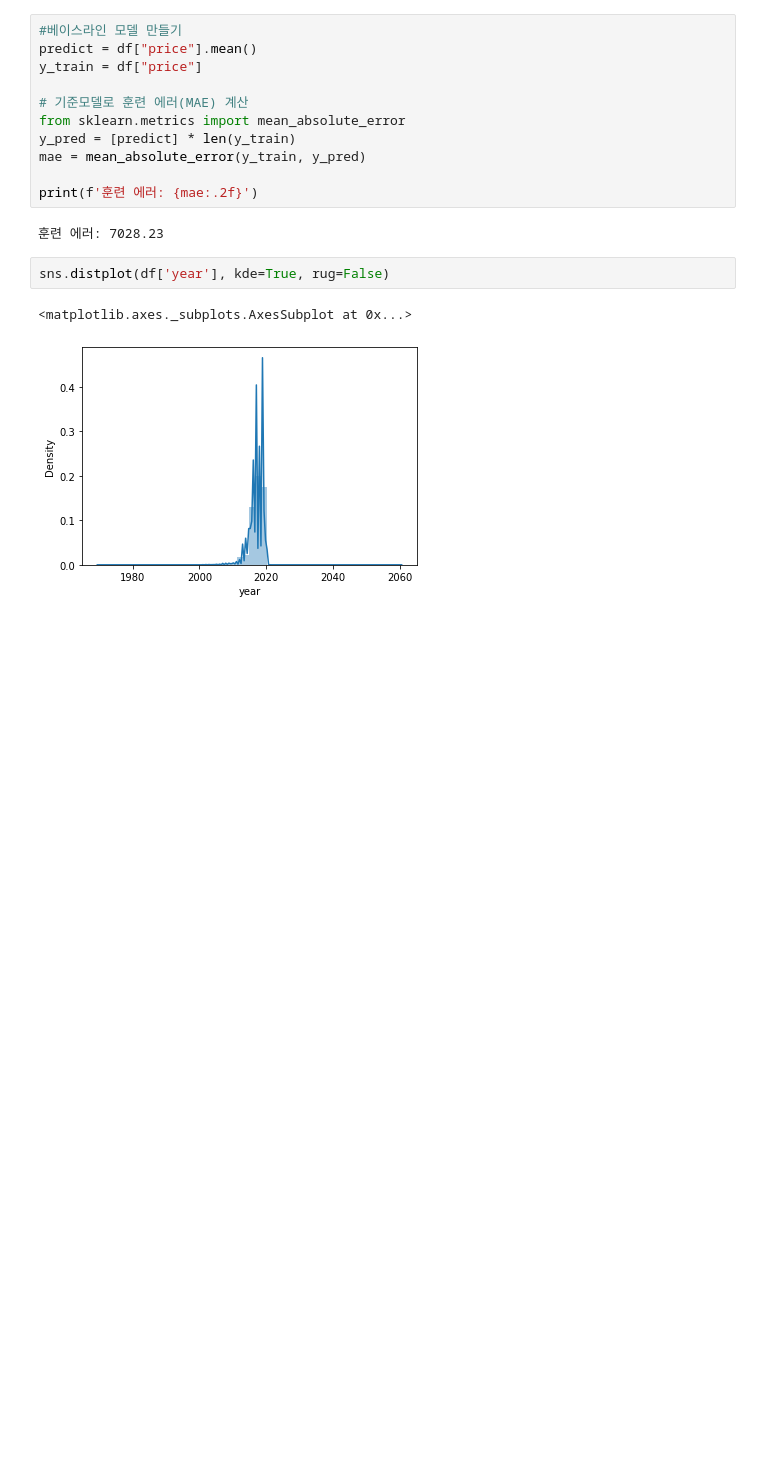
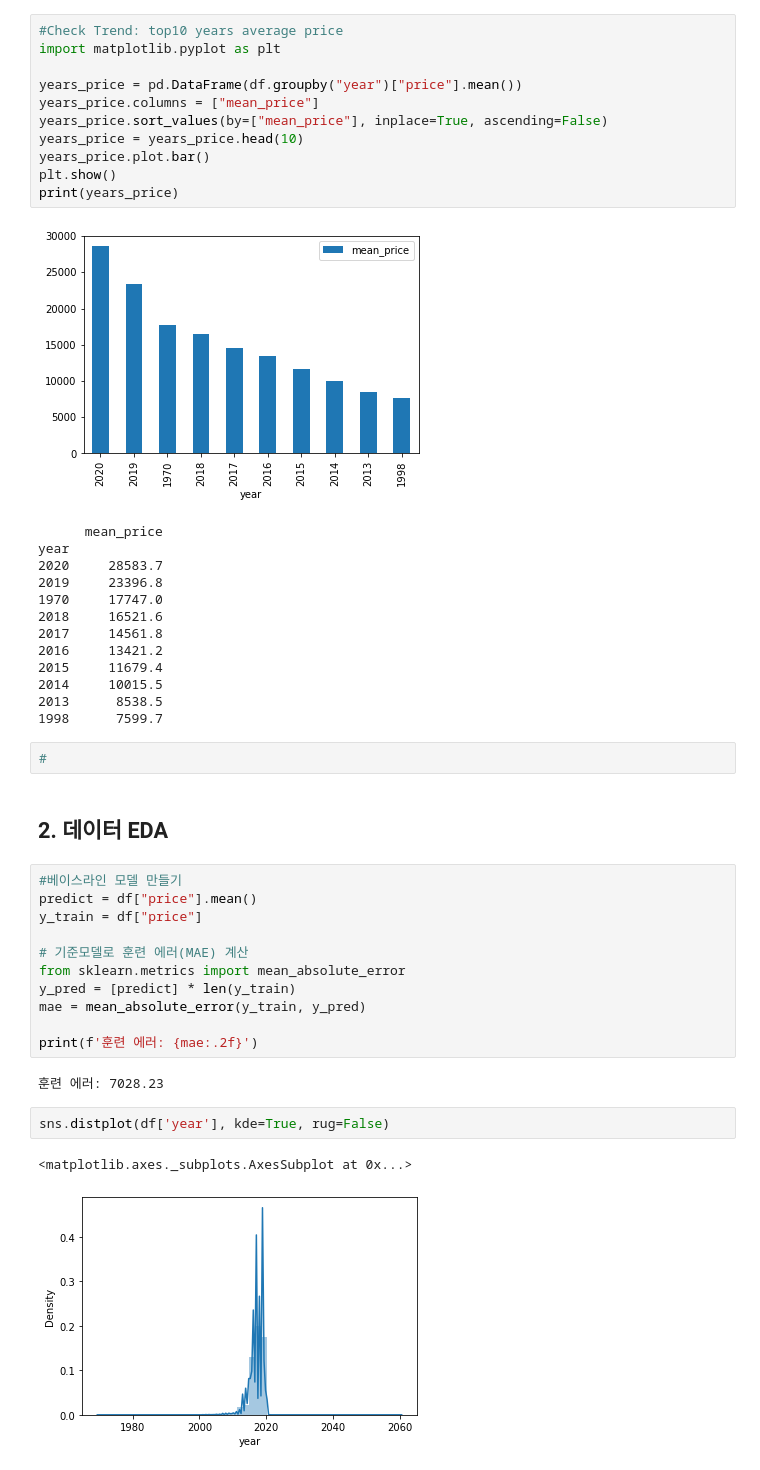
Before and after one commit to KYOH95/Project_2_Car_Analysis, a Jupyter notebook: Project2.ipynb, the cells around one changed output. Saved outputs shown, nothing was run; the diff lists cells and outputs as text; blank space fills up the shorter version.

```diff
--- a/Project2.ipynb
+++ b/Project2.ipynb
@@ -63,3 +139,32 @@ df.sample(20)
+# %%
+#Check Trend: top10 years average price
+import matplotlib.pyplot as plt
+
+years_price = pd.DataFrame(df.groupby("year")["price"].mean())
+years_price.columns = ["mean_price"]
+years_price.sort_values(by=["mean_price"], inplace=True, ascending=False)
+years_price = years_price.head(10)
+years_price.plot.bar()
+plt.show()
+print(years_price)
+# %% [output]
+[figure, added]
+      mean_price
+year
+2020     28583.7
+2019     23396.8
+1970     17747.0
+2018     16521.6
+2017     14561.8
+2016     13421.2
+2015     11679.4
+2014     10015.5
+2013      8538.5
+1998      7599.7
+# %%
+#
+# %% [markdown]
+## 2. 데이터 EDA
 # %%
 #베이스라인 모델 만들기
 predict = df["price"].mean()
```
Also changed, not shown: parts of 9 cells of this notebook.
